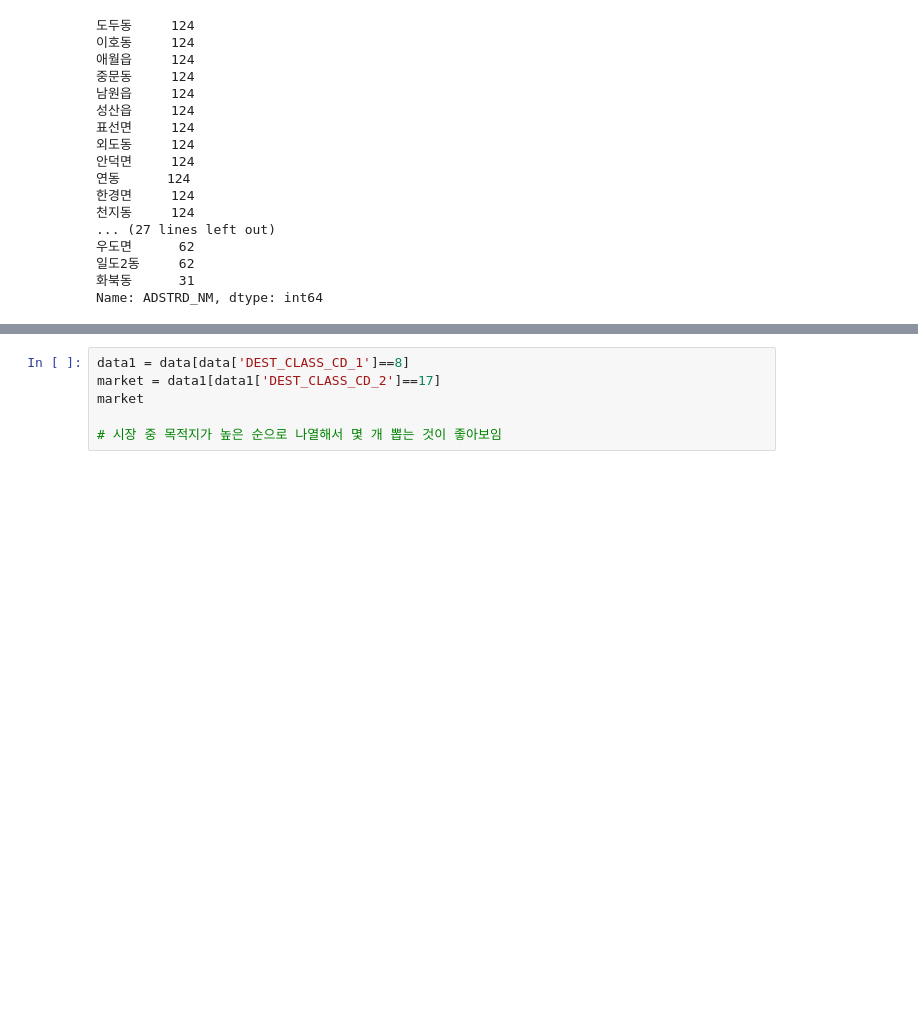
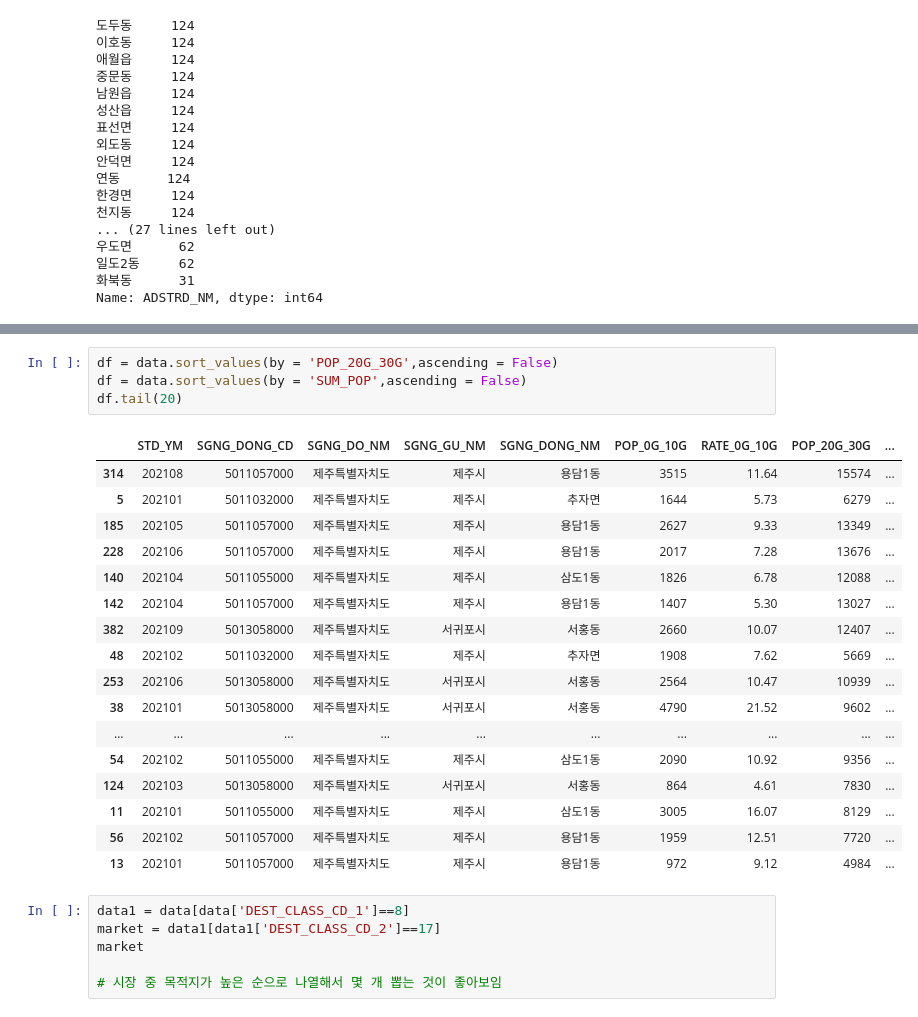
Before and after one commit to dhe625/jeju, a Jupyter notebook: test.ipynb, the cells around one changed output, grey strips where cells are left out. Saved outputs shown, nothing was run; the diff lists cells and outputs as text; blank space fills up the shorter version.

```diff
--- a/test.ipynb
+++ b/test.ipynb
@@ -60,3 +101,25 @@ data.head(5)
+# %%
+df = data.sort_values(by = 'POP_20G_30G',ascending = False)
+df = data.sort_values(by = 'SUM_POP',ascending = False)
+df.tail(20)
+# %% [output]
+|  | STD_YM | SGNG_DONG_CD | SGNG_DO_NM | SGNG_GU_NM | SGNG_DONG_NM | POP_0G_10G | RATE_0G_10G | POP_20G_30G | ... |
+| 314 | 202108 | 5011057000 | 제주특별자치도 | 제주시 | 용담1동 | 3515 | 11.64 | 15574 | ... |
+| 5 | 202101 | 5011032000 | 제주특별자치도 | 제주시 | 추자면 | 1644 | 5.73 | 6279 | ... |
+| 185 | 202105 | 5011057000 | 제주특별자치도 | 제주시 | 용담1동 | 2627 | 9.33 | 13349 | ... |
+| 228 | 202106 | 5011057000 | 제주특별자치도 | 제주시 | 용담1동 | 2017 | 7.28 | 13676 | ... |
+| 140 | 202104 | 5011055000 | 제주특별자치도 | 제주시 | 삼도1동 | 1826 | 6.78 | 12088 | ... |
+| 142 | 202104 | 5011057000 | 제주특별자치도 | 제주시 | 용담1동 | 1407 | 5.30 | 13027 | ... |
+| 382 | 202109 | 5013058000 | 제주특별자치도 | 서귀포시 | 서홍동 | 2660 | 10.07 | 12407 | ... |
+| 48 | 202102 | 5011032000 | 제주특별자치도 | 제주시 | 추자면 | 1908 | 7.62 | 5669 | ... |
+| 253 | 202106 | 5013058000 | 제주특별자치도 | 서귀포시 | 서홍동 | 2564 | 10.47 | 10939 | ... |
+| 38 | 202101 | 5013058000 | 제주특별자치도 | 서귀포시 | 서홍동 | 4790 | 21.52 | 9602 | ... |
+| ... | ... | ... | ... | ... | ... | ... | ... | ... | ... |
+| 54 | 202102 | 5011055000 | 제주특별자치도 | 제주시 | 삼도1동 | 2090 | 10.92 | 9356 | ... |
+| 124 | 202103 | 5013058000 | 제주특별자치도 | 서귀포시 | 서홍동 | 864 | 4.61 | 7830 | ... |
+| 11 | 202101 | 5011055000 | 제주특별자치도 | 제주시 | 삼도1동 | 3005 | 16.07 | 8129 | ... |
+| 56 | 202102 | 5011057000 | 제주특별자치도 | 제주시 | 용담1동 | 1959 | 12.51 | 7720 | ... |
+| 13 | 202101 | 5011057000 | 제주특별자치도 | 제주시 | 용담1동 | 972 | 9.12 | 4984 | ... |
 # %%
 data1 = data[data['DEST_CLASS_CD_1']==8]
 market = data1[data1['DEST_CLASS_CD_2']==17]
```
Also changed, not shown: parts of 8 cells of this notebook.
